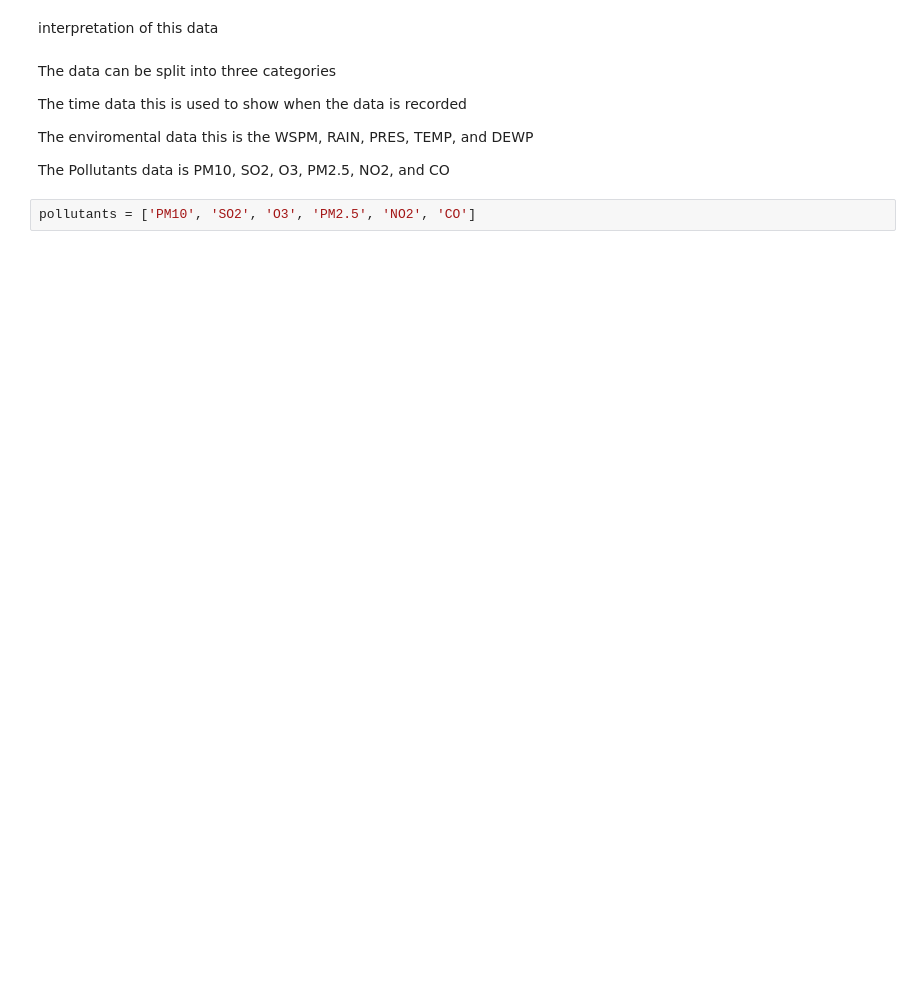
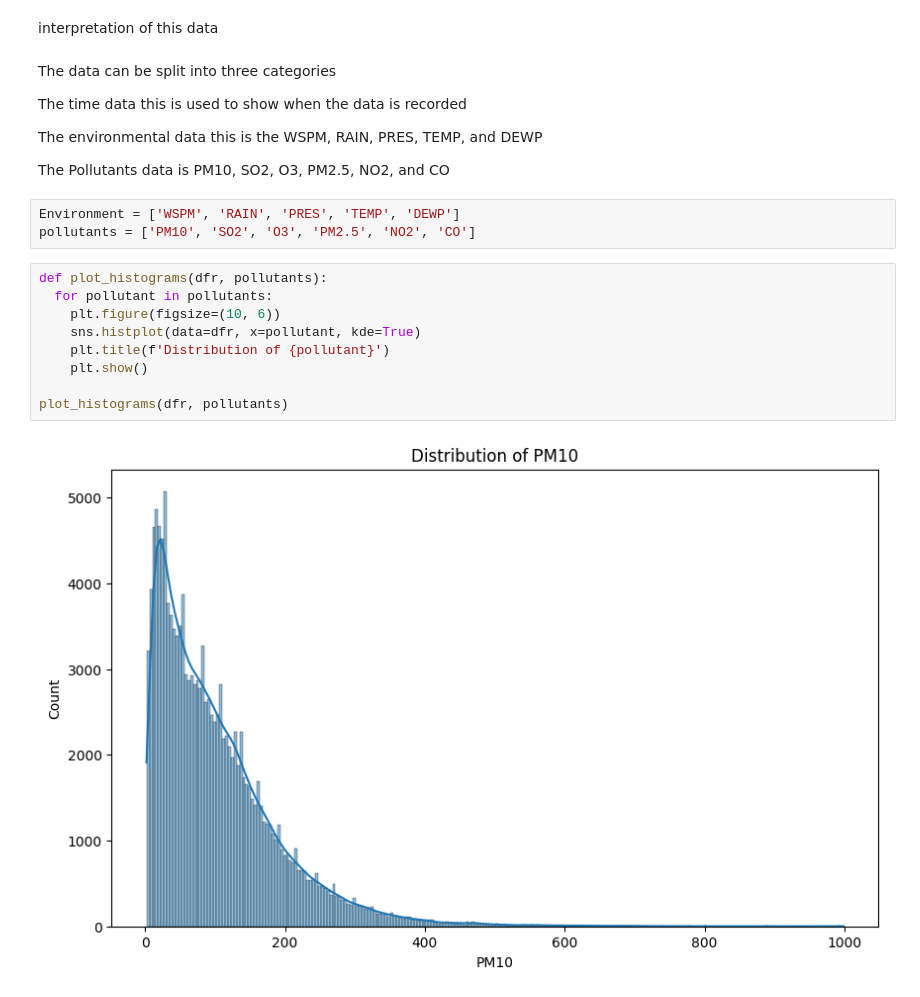
Before and after one commit to Dan-Brooks/Programming-for-Data-Analysis-Cmet, a Jupyter notebook: Data_Analysis_Colab.ipynb, the cells around one changed output. Cells and saved outputs as stored; diff of their text form; blank space fills up the shorter version.

Commit message:
Added additional graphs for univariate modelling

```diff
--- a/Data_Analysis_Colab.ipynb
+++ b/Data_Analysis_Colab.ipynb
@@ -387,8 +389,20 @@ The data can be split into three categories
 
 The time data this is used to show when the data is recorded
 
-The enviromental data this is the WSPM, RAIN, PRES, TEMP, and DEWP
+The environmental data this is the WSPM, RAIN, PRES, TEMP, and DEWP
 
 The Pollutants data is PM10, SO2, O3, PM2.5, NO2, and CO
 # %%
+Environment = ['WSPM', 'RAIN', 'PRES', 'TEMP', 'DEWP']
 pollutants = ['PM10', 'SO2', 'O3', 'PM2.5', 'NO2', 'CO']
+# %%
+def plot_histograms(dfr, pollutants):
+  for pollutant in pollutants:
+    plt.figure(figsize=(10, 6))
+    sns.histplot(data=dfr, x=pollutant, kde=True)
+    plt.title(f'Distribution of {pollutant}')
+    plt.show()
+
+plot_histograms(dfr, pollutants)
+# %% [output]
+[figure, added]
```
Also changed, not shown: parts of 12 cells of this notebook.
